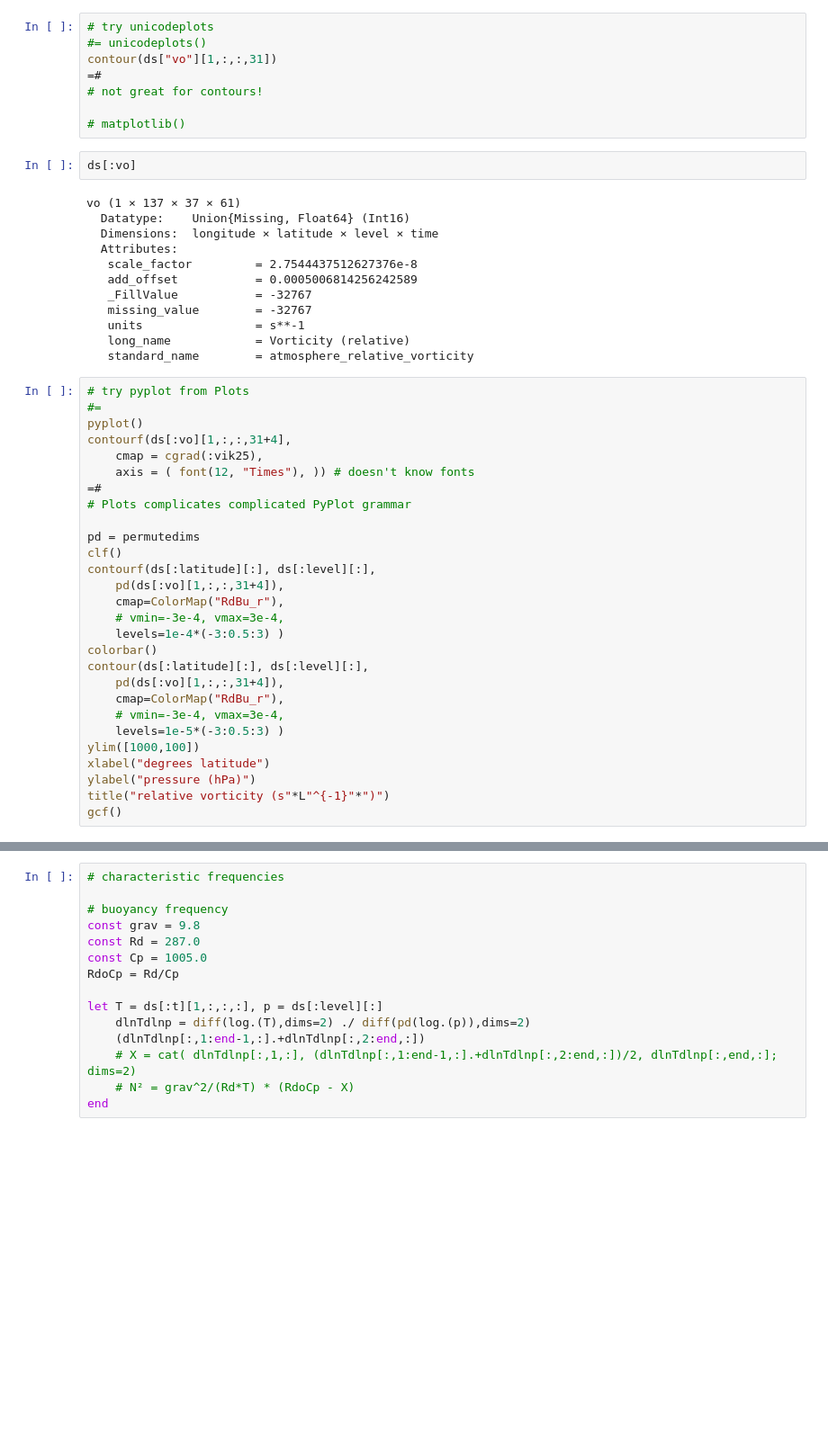
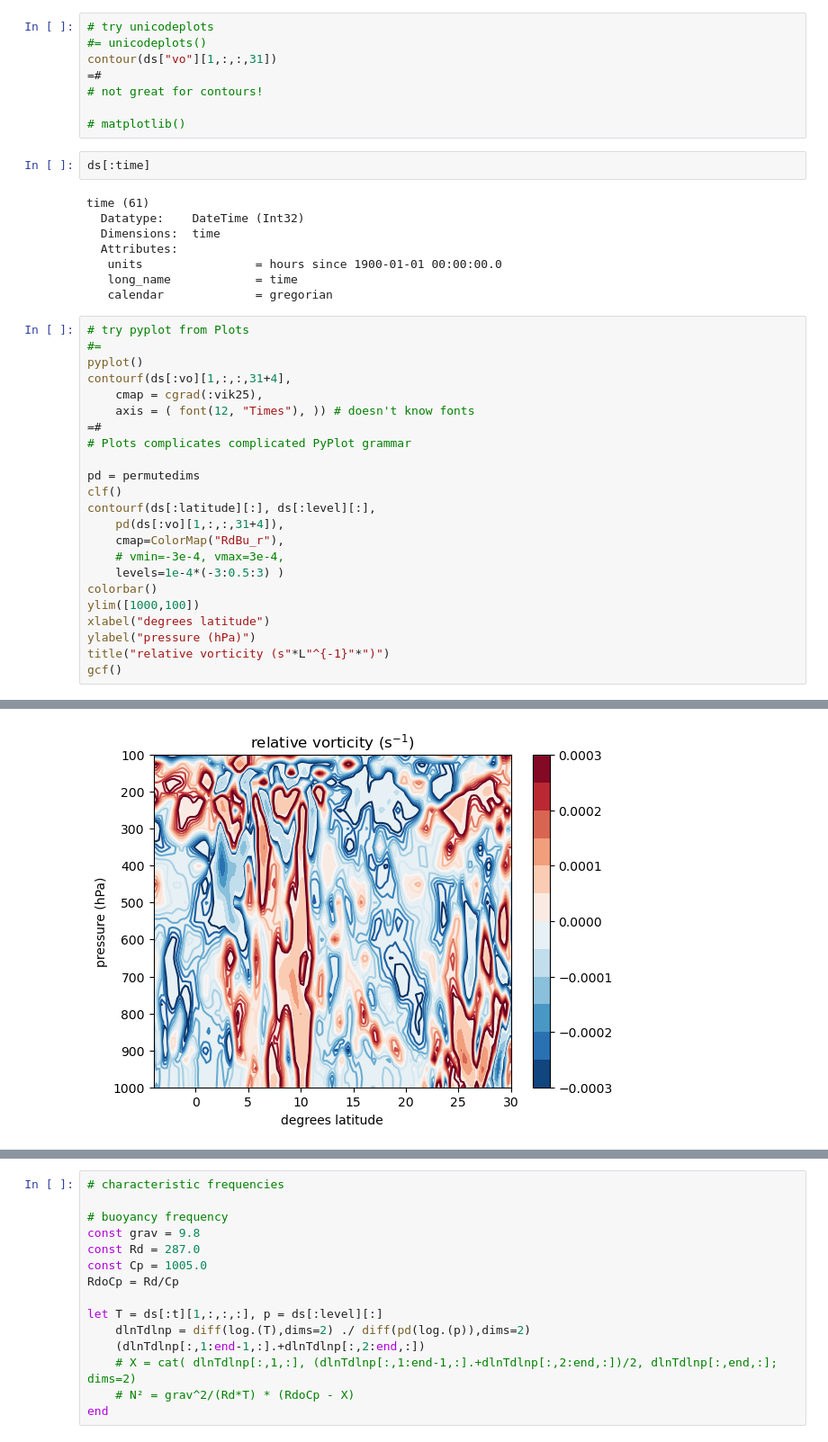
Before and after one commit to deszoeke/ASTRAL-era5, a Jupyter notebook: src/plot_69e.ipynb, the cells around one changed output, grey strips where cells are left out. Shown at 90% size. Cells and saved outputs as stored; diff of their text form; blank space fills up the shorter version.

```diff
--- a/src/plot_69e.ipynb
+++ b/src/plot_69e.ipynb
@@ -40,46 +42,38 @@ contour(ds["vo"][1,:,:,31])
 
 # matplotlib()
 # %%
-ds[:vo]
+ds[:time]
 # %% [output]
-vo (1 × 137 × 37 × 61)
-  Datatype:    Union{Missing, Float64} (Int16)
-  Dimensions:  longitude × latitude × level × time
+time (61)
+  Datatype:    DateTime (Int32)
+  Dimensions:  time
   Attributes:
-   scale_factor         = 2.7544437512627376e-8
-   add_offset           = 0.0005006814256242589
-   _FillValue           = -32767
-   missing_value        = -32767
-   units                = s**-1
-   long_name            = Vorticity (relative)
-   standard_name        = atmosphere_relative_vorticity
+   units                = hours since 1900-01-01 00:00:00.0
+   long_name            = time
+   calendar             = gregorian
 # %%
 # try pyplot from Plots
 #=
 pyplot()
 contourf(ds[:vo][1,:,:,31+4],
     cmap = cgrad(:vik25),
     axis = ( font(12, "Times"), )) # doesn't know fonts
 =#
 # Plots complicates complicated PyPlot grammar
 
 pd = permutedims
 clf()
 contourf(ds[:latitude][:], ds[:level][:],
     pd(ds[:vo][1,:,:,31+4]),
     cmap=ColorMap("RdBu_r"),
     # vmin=-3e-4, vmax=3e-4,
     levels=1e-4*(-3:0.5:3) )
 colorbar()
-contour(ds[:latitude][:], ds[:level][:],
-    pd(ds[:vo][1,:,:,31+4]),
-    cmap=ColorMap("RdBu_r"),
-    # vmin=-3e-4, vmax=3e-4,
-    levels=1e-5*(-3:0.5:3) )
 ylim([1000,100])
 xlabel("degrees latitude")
 ylabel("pressure (hPa)")
 title("relative vorticity (s"*L"^{-1}"*")")
 gcf()
 # %% [output]
 [figure]
+[figure, added]
```
Also changed, not shown: parts of 6 cells of this notebook, 2 other files.
